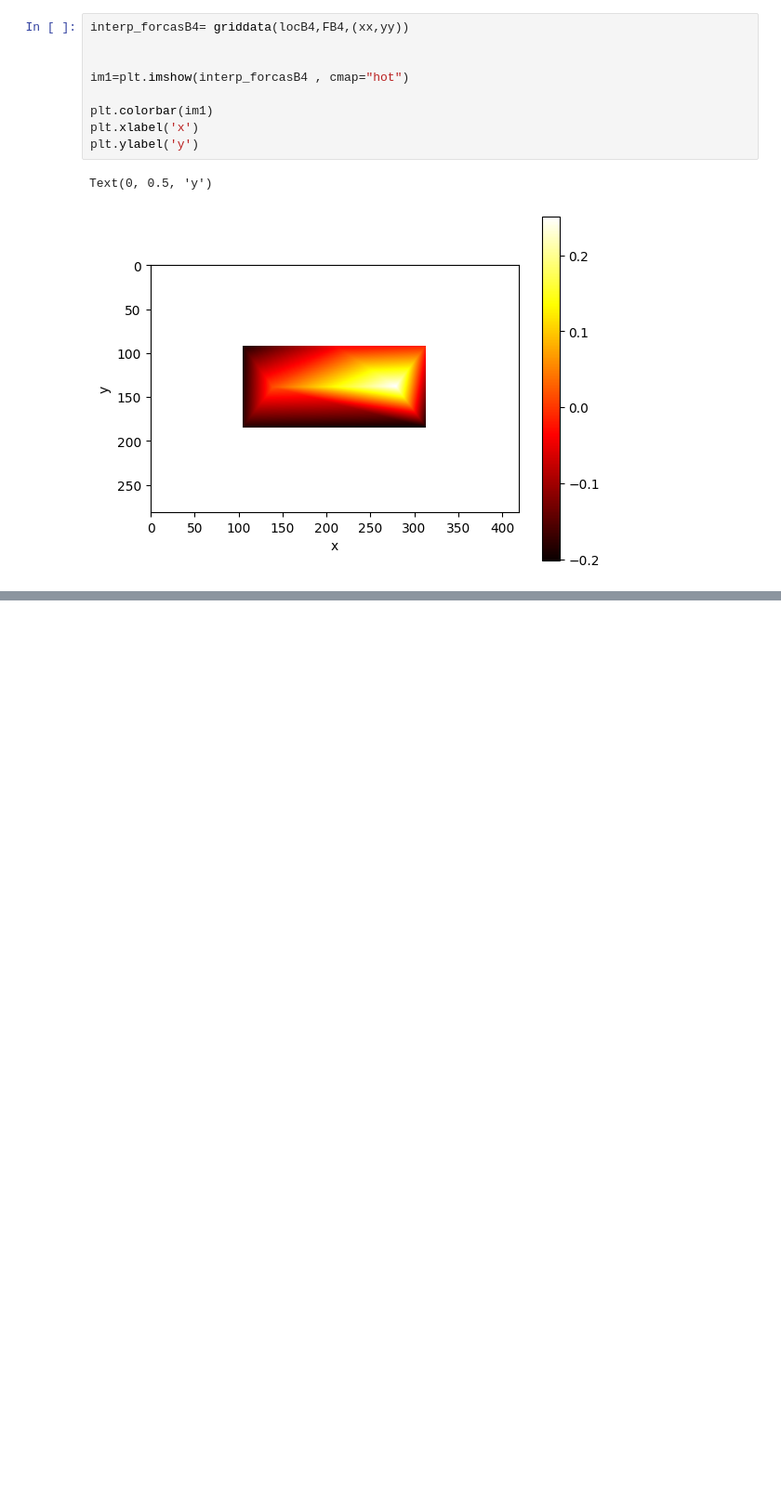
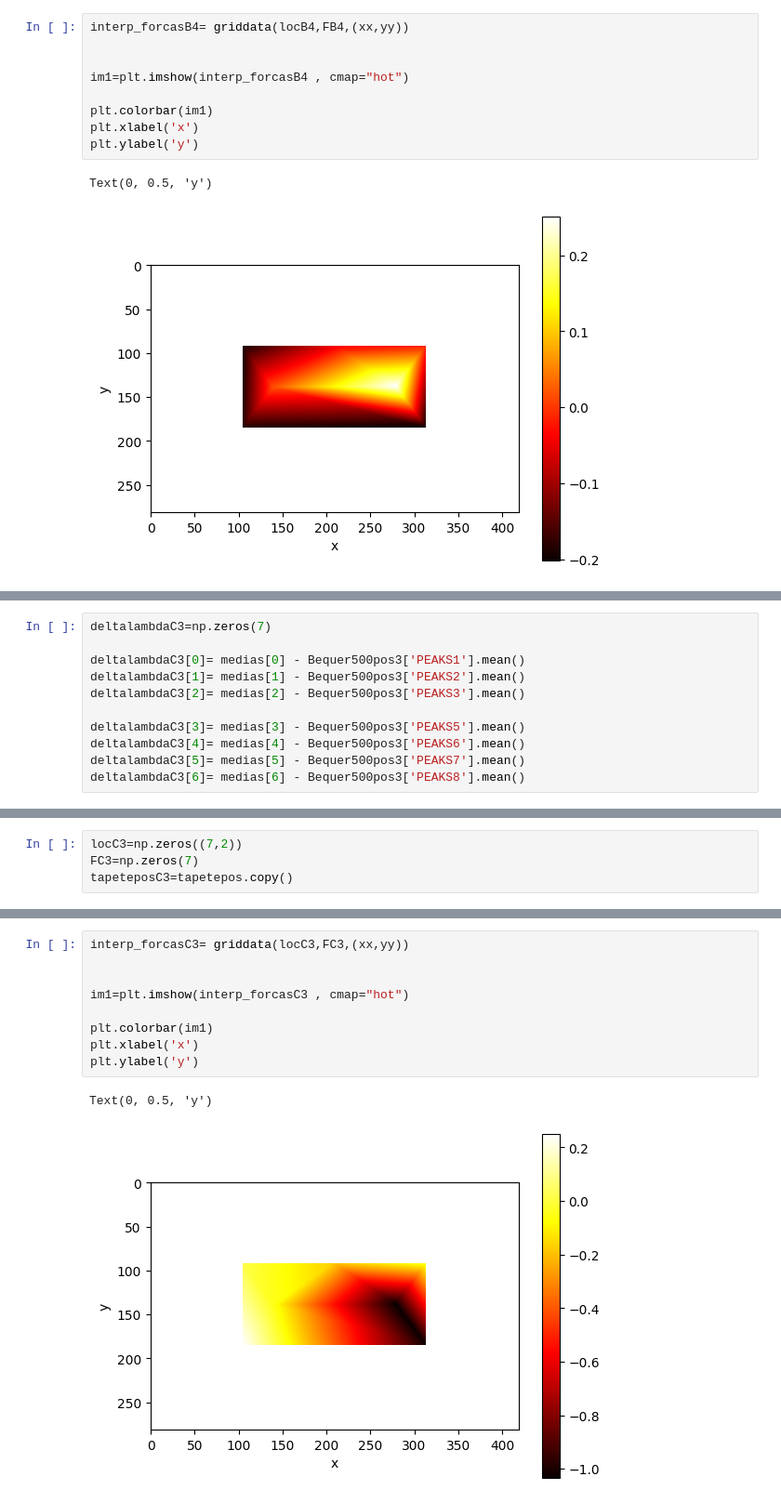
Before and after one commit to NicolasLSchneebeli/IC-TesteInicial, a Jupyter notebook: Teste1-Tapete.ipynb, the cells around one changed output, grey strips where cells are left out. Shown at 93% size. Drawn from its saved outputs; the diff is of its cells as text; blank space fills up the shorter version.

```diff
--- a/Teste1-Tapete.ipynb
+++ b/Teste1-Tapete.ipynb
@@ -638,0 +680,11 @@ Text(0, 0.5, 'y')
+# %%
+deltalambdaC3=np.zeros(7)
+
+deltalambdaC3[0]= medias[0] - Bequer500pos3['PEAKS1'].mean()
+deltalambdaC3[1]= medias[1] - Bequer500pos3['PEAKS2'].mean()
+deltalambdaC3[2]= medias[2] - Bequer500pos3['PEAKS3'].mean()
+
+deltalambdaC3[3]= medias[3] - Bequer500pos3['PEAKS5'].mean()
+deltalambdaC3[4]= medias[4] - Bequer500pos3['PEAKS6'].mean()
+deltalambdaC3[5]= medias[5] - Bequer500pos3['PEAKS7'].mean()
+deltalambdaC3[6]= medias[6] - Bequer500pos3['PEAKS8'].mean()
@@ -638,0 +818,4 @@ Text(0, 0.5, 'y')
+# %%
+locC3=np.zeros((7,2))
+FC3=np.zeros(7)
+tapeteposC3=tapetepos.copy()
@@ -638,0 +859,12 @@ Text(0, 0.5, 'y')
+# %%
+interp_forcasC3= griddata(locC3,FC3,(xx,yy))
+
+
+im1=plt.imshow(interp_forcasC3 , cmap="hot")
+
+plt.colorbar(im1)
+plt.xlabel('x')
+plt.ylabel('y')
+# %% [output]
+Text(0, 0.5, 'y')
+[figure, added]
```
Also changed, not shown: parts of 27 cells of this notebook, 1 other file.
